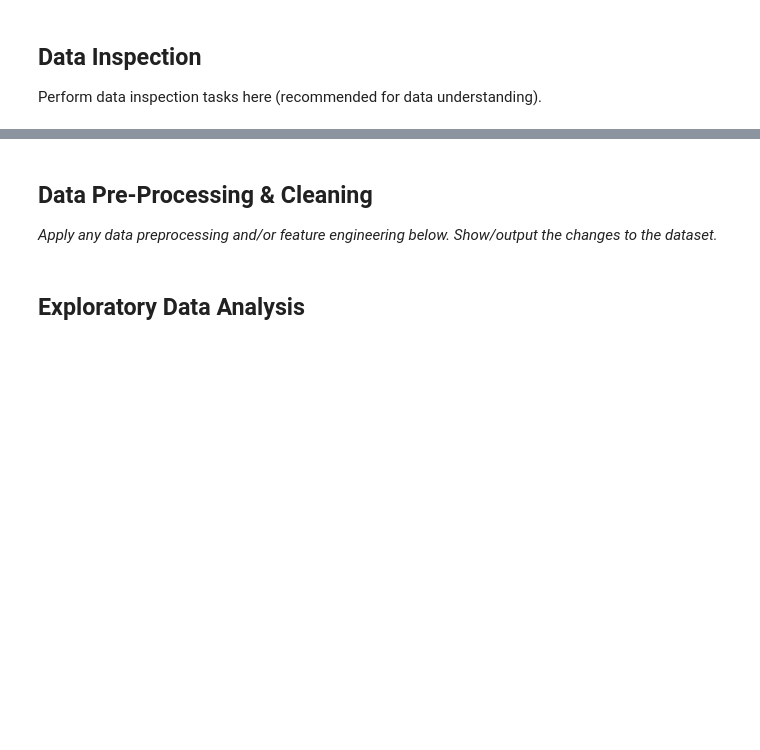
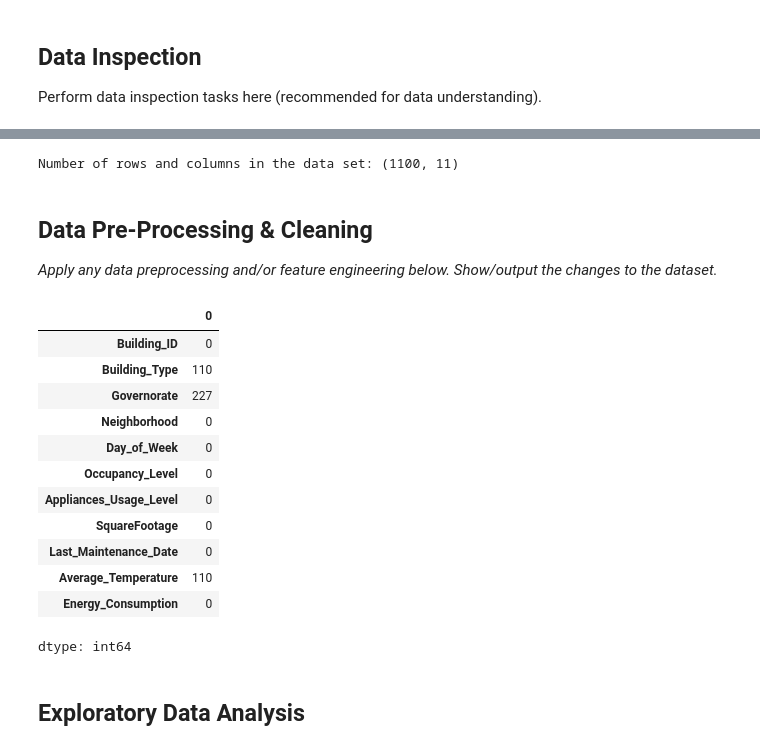
Before and after one commit to basmala875/Machine-Learning-Projects, a Jupyter notebook: Regression_Mini-Project.ipynb, the cells around one changed output, grey strips where cells are left out. Saved outputs shown, nothing was run; the diff lists cells and outputs as text; code cells hidden in the pictures; blank space fills up the shorter version.

```diff
--- a/Regression_Mini-Project.ipynb
+++ b/Regression_Mini-Project.ipynb
@@ -79,7 +114,29 @@ Perform data inspection tasks here (recommended for data understanding).
+# %%
+#view the number of rows and columns
+print('Number of rows and columns in the data set:', df.shape)
+# %% [output]
+Number of rows and columns in the data set: (1100, 11)
 # %% [markdown]
 ## Data Pre-Processing & Cleaning
 
 _Apply any data preprocessing and/or feature engineering below. Show/output the changes to the dataset._
+# %%
+#numbr of null values per column
+df.isnull().sum()
+# %% [output]
+|  | 0 |
+| Building_ID | 0 |
+| Building_Type | 110 |
+| Governorate | 227 |
+| Neighborhood | 0 |
+| Day_of_Week | 0 |
+| Occupancy_Level | 0 |
+| Appliances_Usage_Level | 0 |
+| SquareFootage | 0 |
+| Last_Maintenance_Date | 0 |
+| Average_Temperature | 110 |
+| Energy_Consumption | 0 |
+dtype: int64
 # %% [markdown]
 ## Exploratory Data Analysis
 # %% [markdown]
```
Also changed, not shown: parts of 2 cells of this notebook.
